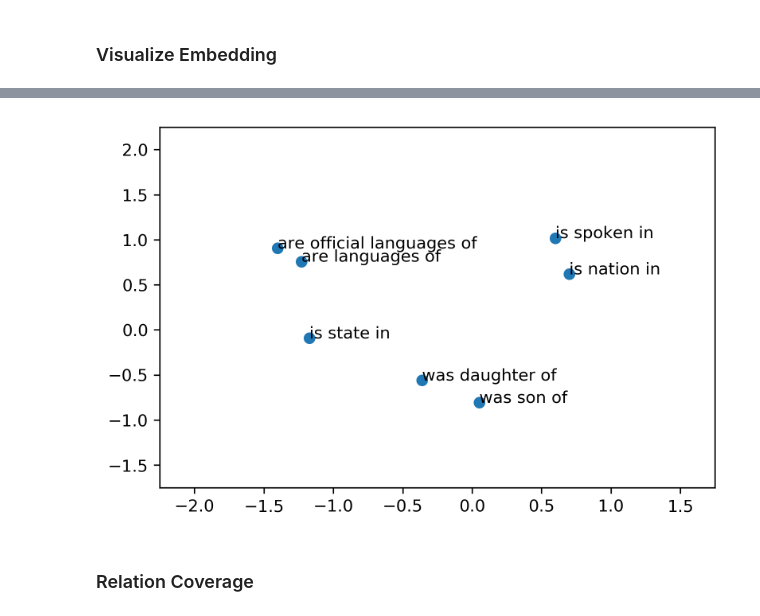
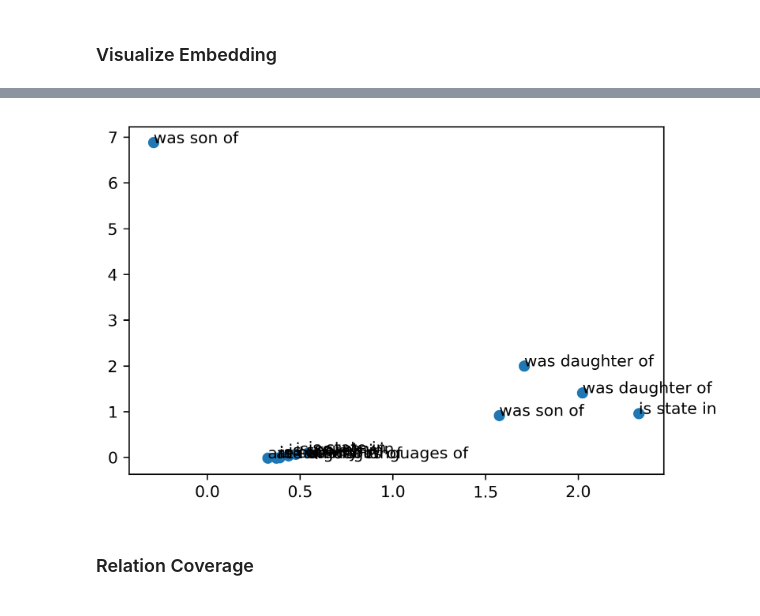
Before and after one commit to rifkiaputri/Relation-Aligner, a Jupyter notebook: plot_results.ipynb, the cells around one changed output, grey strips where cells are left out. Cells and saved outputs as stored; diff of their text form; code cells hidden in the pictures.

```diff
--- a/plot_results.ipynb
+++ b/plot_results.ipynb
@@ -53,10 +49,10 @@ average_precision_score(label, label_scores), average_precision_score(label_ent,
 # %% [markdown]
 ### Visualize Embedding
 # %%
-rel_vector = pd.read_csv('predict/oie_def/rel_embed_vector.tsv', sep='\t', header=None, names=['el1', 'el2'])
+rel_vector = pd.read_csv('predict/oie_def_ent_root/rel_embed_vector.tsv', sep='\t', header=None, names=['el1', 'el2'])
 data_header = ['e1_kb', 'rel_kb', 'e2_kb', 'e1_oie', 'rel_oie', 'e2_oie', 'rel_id', 'label',
                        'e1_oie_root', 'e2_oie_root', 'e1_desc', 'e2_desc']
 test_align = pd.read_csv('dataset/test_align_filtered_balanced.tsv', sep='\t', header=None, names=data_header)
 rel_label = test_align['rel_oie']
-rel_label_unique = pd.read_csv('predict/oie_def/rel_embed_label.tsv', sep='\t', header=None, names=['label'])
+rel_label_unique = pd.read_csv('predict/oie_def_ent_root/rel_embed_label.tsv', sep='\t', header=None, names=['label'])
 rel_label_unique = rel_label_unique.drop_duplicates()
@@ -115,13 +108,13 @@ for index, row in rel_label_unique.iterrows():
 # %%
 fig, ax = plt.subplots(dpi=300)
 ax.scatter(vector_x, vector_y)
-plt.ylim((-1.75, 2.25))
-plt.xlim((-2.25, 1.75))
+# plt.ylim((-1.75, 2.25))
+# plt.xlim((-2.25, 1.75))
 
 for i, txt in enumerate(label):
     ax.annotate(txt, (vector_x[i], vector_y[i]))
 # %% [output]
-[figure, old version]
+[figure, new version]
 # %% [markdown]
 ### Relation Coverage
 # %%
```
Also changed, not shown: parts of 9 cells of this notebook, 2 other files.
